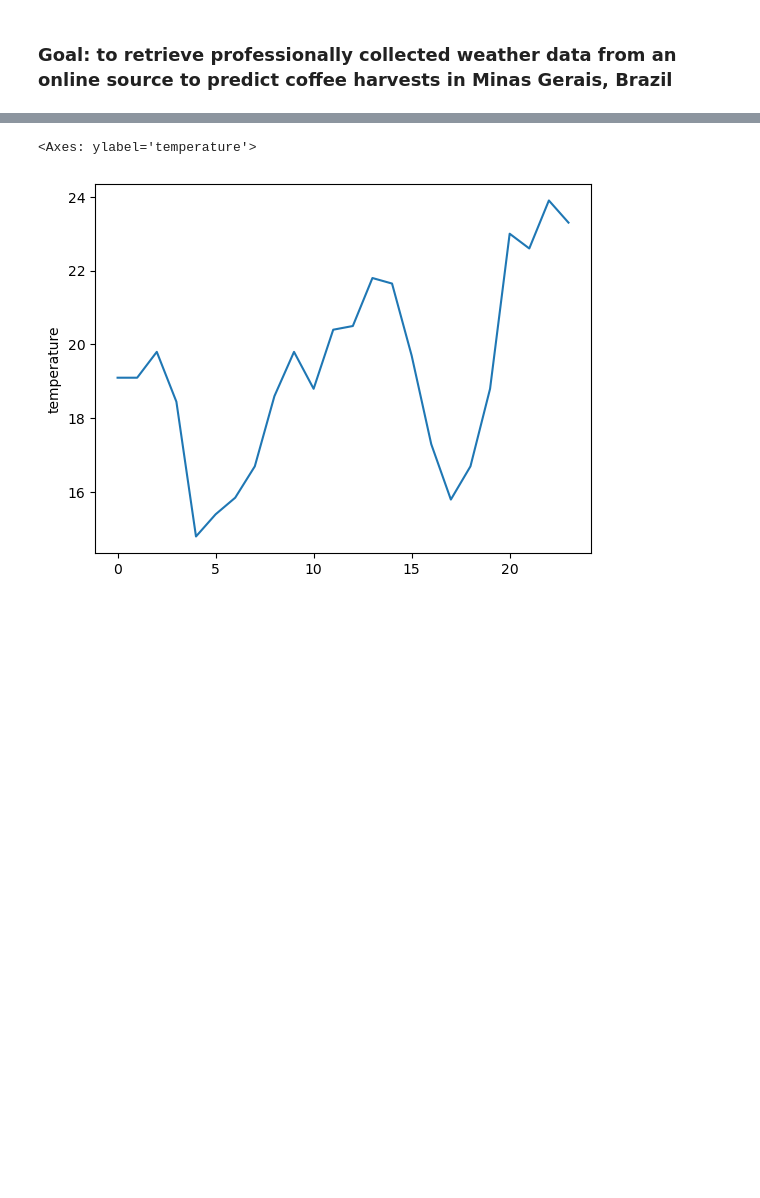
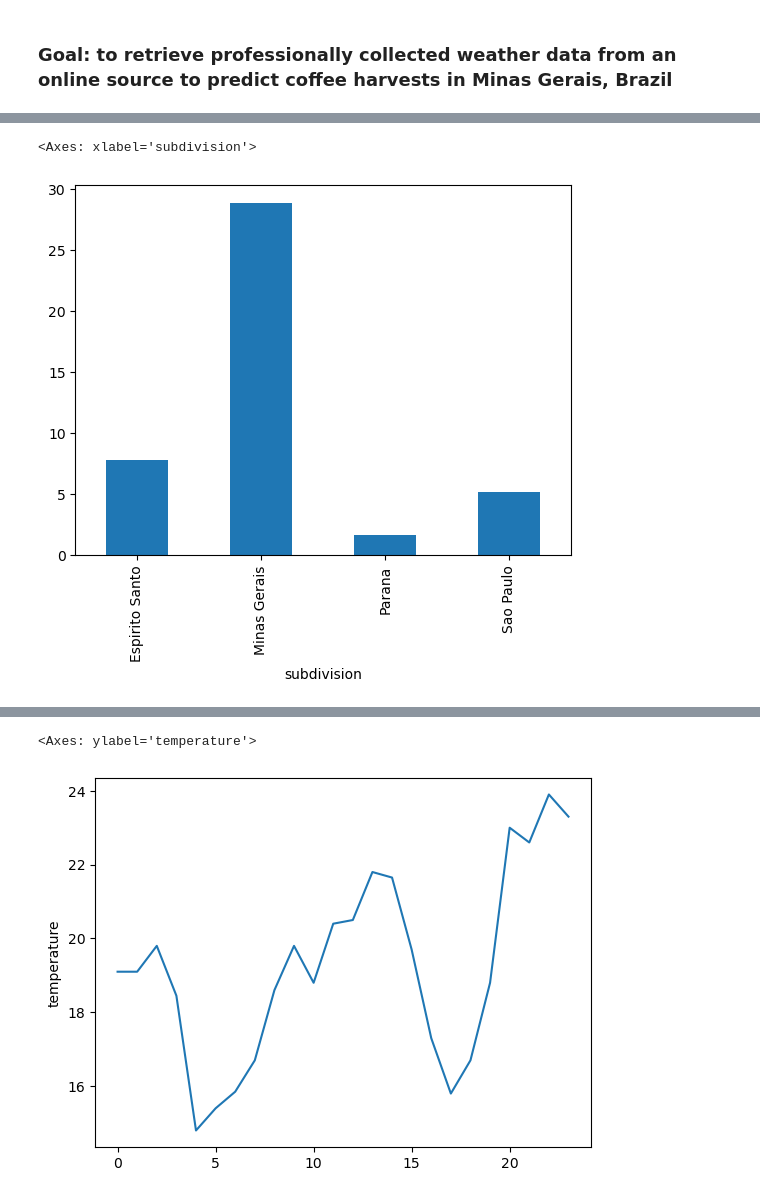
Before and after one commit to theslater11/WeatherDataMG, a Jupyter notebook: weather_api/notebooks/explore_weather.ipynb, the cells around one changed output, grey strips where cells are left out. Saved outputs shown, nothing was run; the diff lists cells and outputs as text; code cells hidden in the pictures; blank space fills up the shorter version.

```diff
--- a/weather_api/notebooks/explore_weather.ipynb
+++ b/weather_api/notebooks/explore_weather.ipynb
@@ -29,0 +43,6 @@ ValueError: 2
+# %%
+h1 = harvest_yearly.groupby("subdivision")["million_60kgs_bag"].mean()
+h1.plot.bar()
+# %% [output]
+<Axes: xlabel='subdivision'>
+[figure, added]
```
Also changed, not shown: parts of 15 cells of this notebook, 4 other files.
